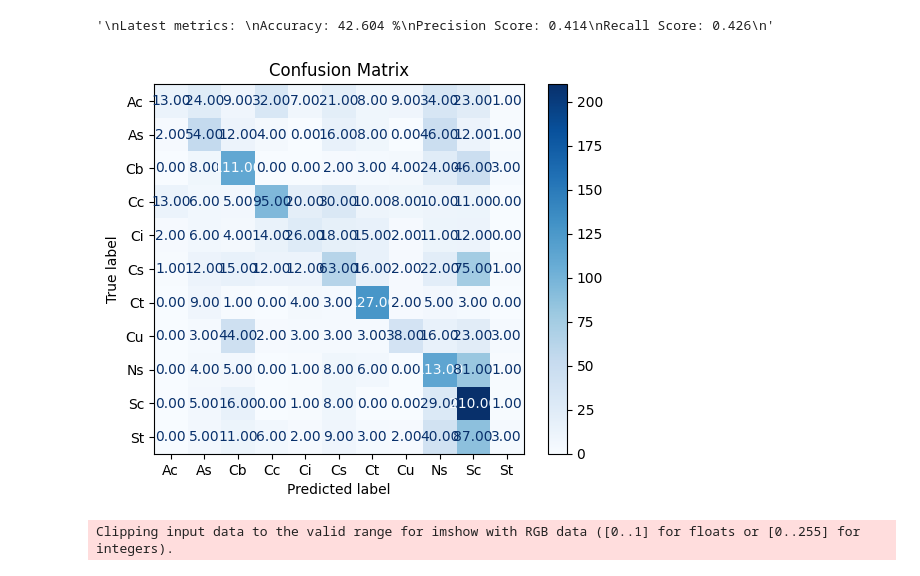
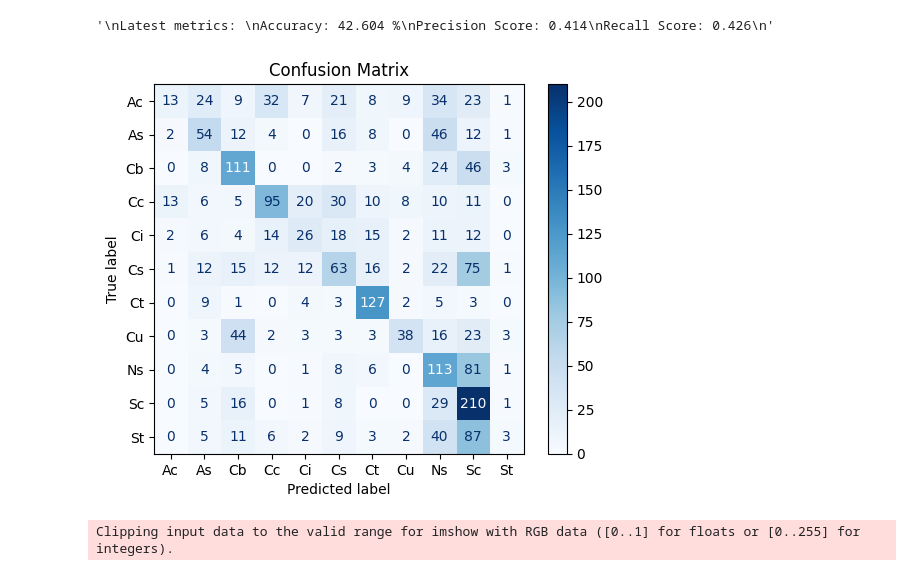
Before and after one commit to ThomasM31/KulingNet, a Jupyter notebook: KulingNet2.0.ipynb, the cells around one changed output. Saved outputs shown, nothing was run; the diff lists cells and outputs as text; code cells hidden in the pictures.

```diff
--- a/KulingNet2.0.ipynb
+++ b/KulingNet2.0.ipynb
@@ -153,16 +153,4 @@ transform = transforms.Compose([
 full_dataset = datasets.ImageFolder(root=images_file_path, transform=transform)
 # Example image size
 full_dataset[0][0].size()
-
-"""
-# Create names
-images = full_dataset.imgs
-name_list = []
-for file_name in images:
-    file_name = file_name[0][len(file_name)-13:]
-    file_name = file_name[:-4]
-    name_list.append(file_name)
-
-#name_list
-"""
 # %% [output]
@@ -380,21 +367,21 @@ Recall Score: 0.419
 # %%
 # Confusion Matrix & Classification report
 def get_confusion_matrix(y_true, y_pred):
     # 11 Unique output classes
     labels = [x for x in range(11)]
     cm = confusion_matrix(y_true, y_pred, labels=labels)
 
     display_labels = list(full_dataset.class_to_idx.keys())
     disp = ConfusionMatrixDisplay(confusion_matrix=cm, display_labels=display_labels)
-    disp.plot(cmap=plt.cm.Blues, values_format=".2f")
+    disp.plot(cmap=plt.cm.Blues) #, values_format=".1f")
     plt.title("Confusion Matrix")
     plt.show()
 
     return cm
 
 cm = get_confusion_matrix(y_true, y_pred)
 # %% [output]
-[figure, old version]
+[figure, new version]
 # %%
 # Transform test images with different format
 new_transform = transforms.Compose([
```
Also changed, not shown: parts of 4 cells of this notebook.
